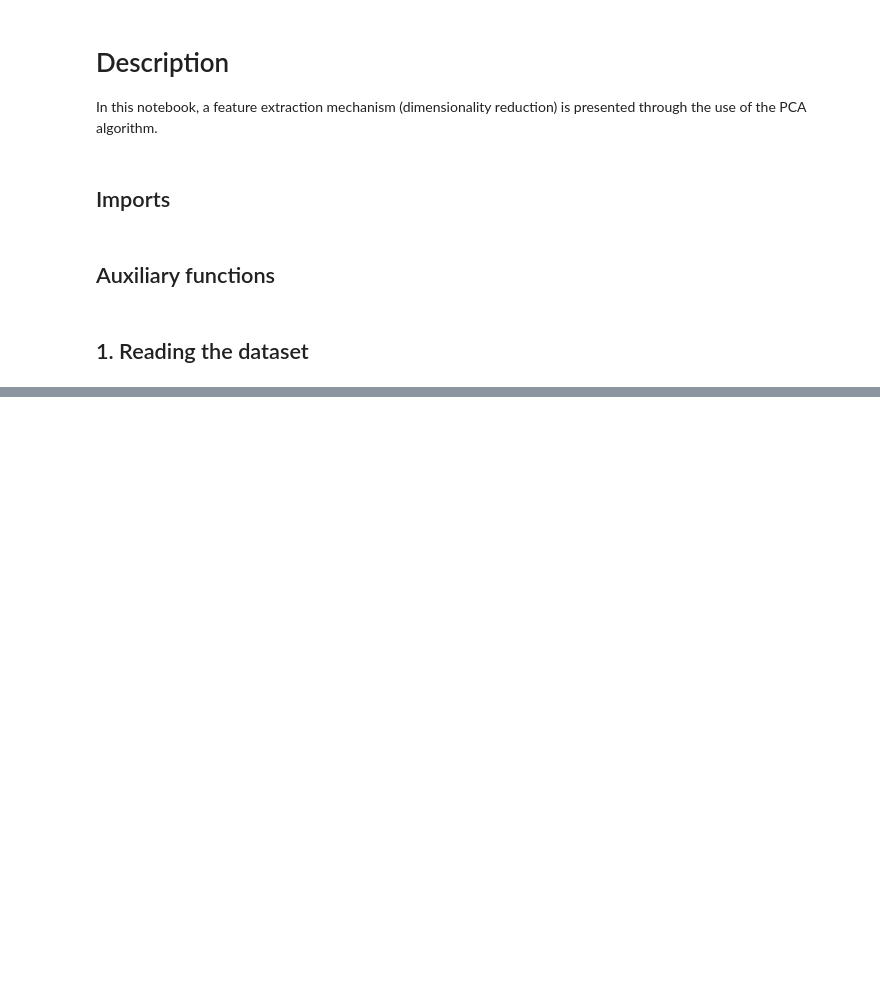
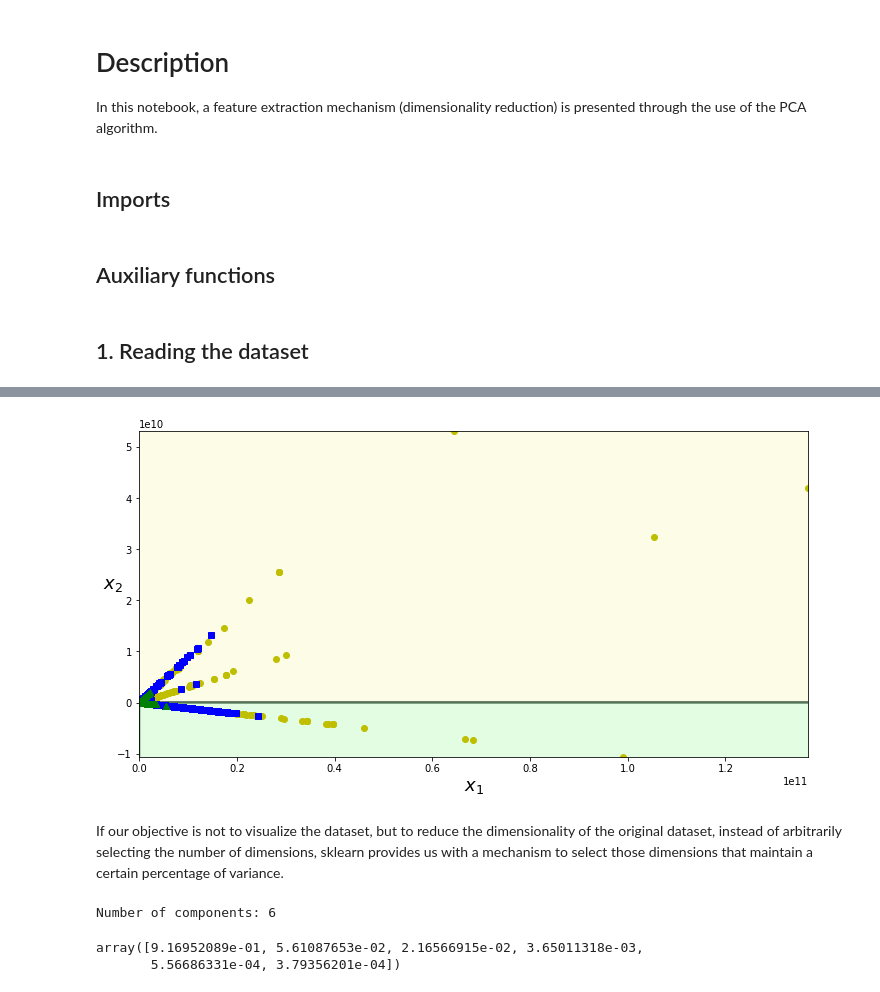
Before and after one commit to AlvaroTV/Selection-Extraction-of-Features, a Jupyter notebook: 3_Principal-Component-Analysis-(PCA).ipynb, the cells around one changed output, grey strips where cells are left out. Cells and saved outputs as stored; diff of their text form; code cells hidden in the pictures; blank space fills up the shorter version.

```diff
--- a/3_Principal-Component-Analysis-(PCA).ipynb
+++ b/3_Principal-Component-Analysis-(PCA).ipynb
@@ -30,0 +150,30 @@ df = pd.read_csv('../datasets/AndroidAdware2017/TotalFeatures-ISCXFlowMeter.csv'
+# %%
+# Representation of the decision limit generated by the model
+from matplotlib.colors import ListedColormap
+
+def plot_decision_boundary(clf, X, y, plot_training=True, resolution=1000):
+    mins = X.min(axis=0) - 1
+    maxs = X.max(axis=0) + 1
+    x1, x2 = np.meshgrid(np.linspace(mins[0], maxs[0], resolution),
+                         np.linspace(mins[1], maxs[1], resolution))
+    X_new = np.c_[x1.ravel(), x2.ravel()]
+    y_pred = clf.predict(X_new).reshape(x1.shape)
+    custom_cmap = ListedColormap(['#fafab0','#9898ff','#a0faa0'])
+    plt.contourf(x1, x2, y_pred, alpha=0.3, cmap=custom_cmap)
+    custom_cmap2 = ListedColormap(['#7d7d58','#4c4c7f','#507d50'])
+    plt.contour(x1, x2, y_pred, cmap=custom_cmap2, alpha=0.8)
+    if plot_training:
+        plt.plot(X[:, 0][y==0], X[:, 1][y==0], "yo", label="normal")
+        plt.plot(X[:, 0][y==1], X[:, 1][y==1], "bs", label="adware")
+        plt.plot(X[:, 0][y==2], X[:, 1][y==2], "g^", label="malware")
+        plt.axis([mins[0], maxs[0], mins[1], maxs[1]])
+    plt.xlabel(r"$x_1$", fontsize=18)
+    plt.ylabel(r"$x_2$", fontsize=18, rotation=0)
+
+plt.figure(figsize=(12, 6))
+plot_decision_boundary(clf_tree_reduced, df_reduced.values, y_df)
+plt.show()
+# %% [output]
+[figure, added]
+# %% [markdown]
+If our objective is not to visualize the dataset, but to reduce the dimensionality of the original dataset, instead of arbitrarily selecting the number of dimensions, sklearn provides us with a mechanism to select those dimensions that maintain a certain percentage of variance.
@@ -30,0 +186,11 @@ df = pd.read_csv('../datasets/AndroidAdware2017/TotalFeatures-ISCXFlowMeter.csv'
+# %%
+# Number of dimensions of the new dataset
+print("Number of components:", pca.n_components_)
+# %% [output]
+Number of components: 6
+# %%
+# Compute the proportion of variance that has been preserved from the original dataset
+pca.explained_variance_ratio_
+# %% [output]
+array([9.16952089e-01, 5.61087653e-02, 2.16566915e-02, 3.65011318e-03,
+       5.56686331e-04, 3.79356201e-04])
```
Also changed, not shown: parts of 18 cells of this notebook.
